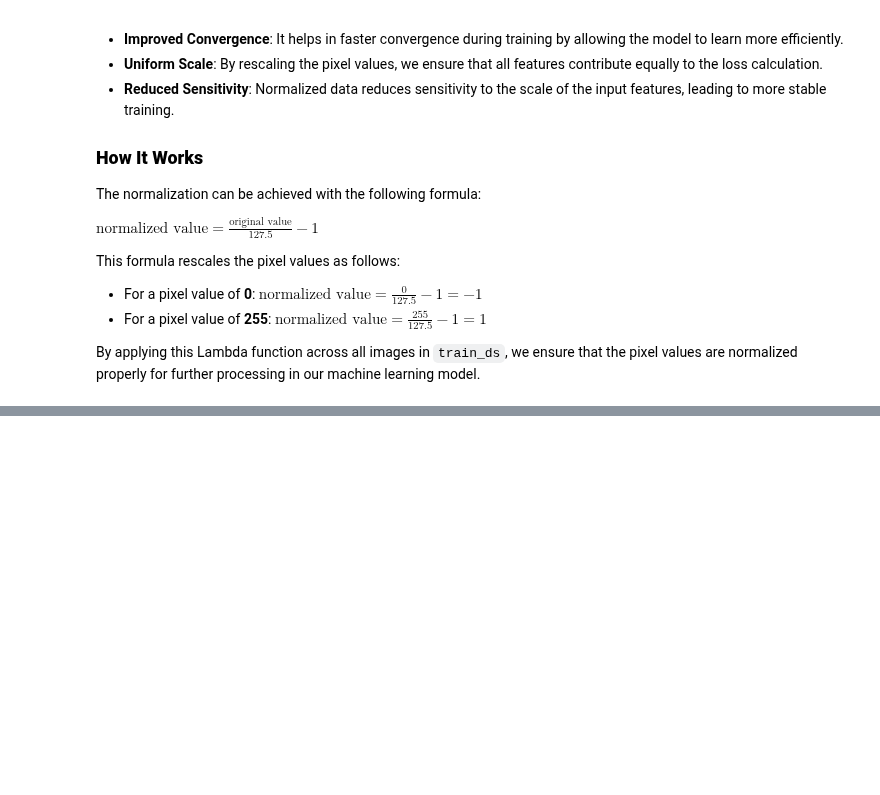
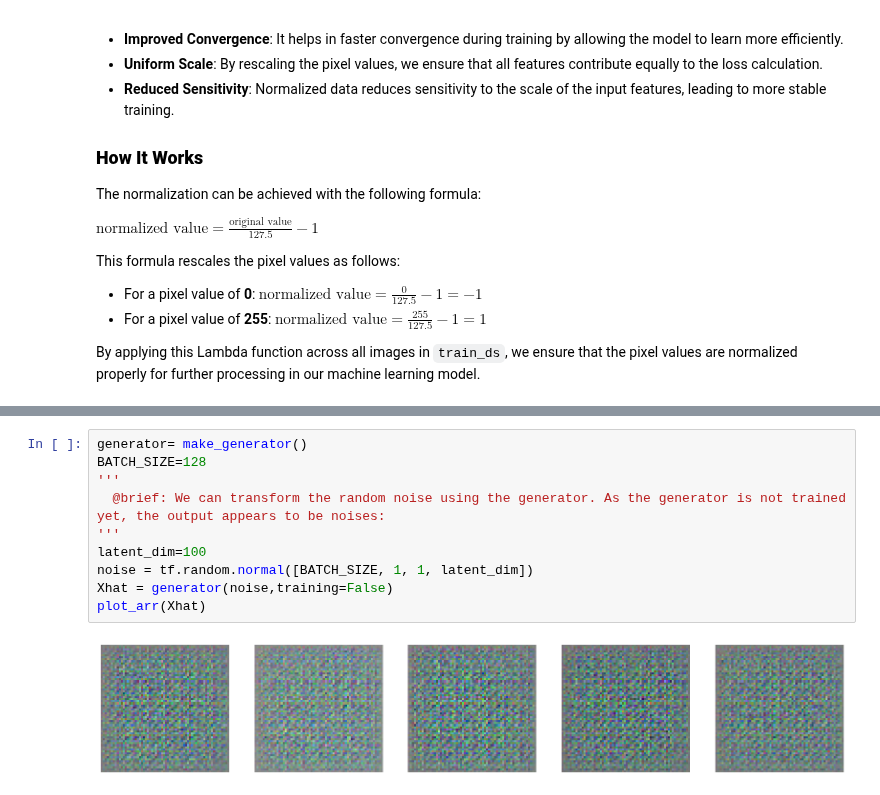
Before and after one commit to pri-cd/Data-Science-ML, a Jupyter notebook: Personal-Projects/ANIME-DCGANs/anime-DCGAN.ipynb, the cells around one changed output, grey strips where cells are left out. Cells and saved outputs as stored; diff of their text form; blank space fills up the shorter version.

```diff
--- a/Personal-Projects/ANIME-DCGANs/anime-DCGAN.ipynb
+++ b/Personal-Projects/ANIME-DCGANs/anime-DCGAN.ipynb
@@ -772,0 +1139,12 @@ By applying this Lambda function across all images in `train_ds`, we ensure that
+# %%
+generator= make_generator()
+BATCH_SIZE=128
+'''
+  @brief: We can transform the random noise using the generator. As the generator is not trained yet, the output appears to be noises:
+'''
+latent_dim=100
+noise = tf.random.normal([BATCH_SIZE, 1, 1, latent_dim])
+Xhat = generator(noise,training=False)
+plot_arr(Xhat)
+# %% [output]
+[figure, added]
```
Also changed, not shown: parts of 31 cells of this notebook.
